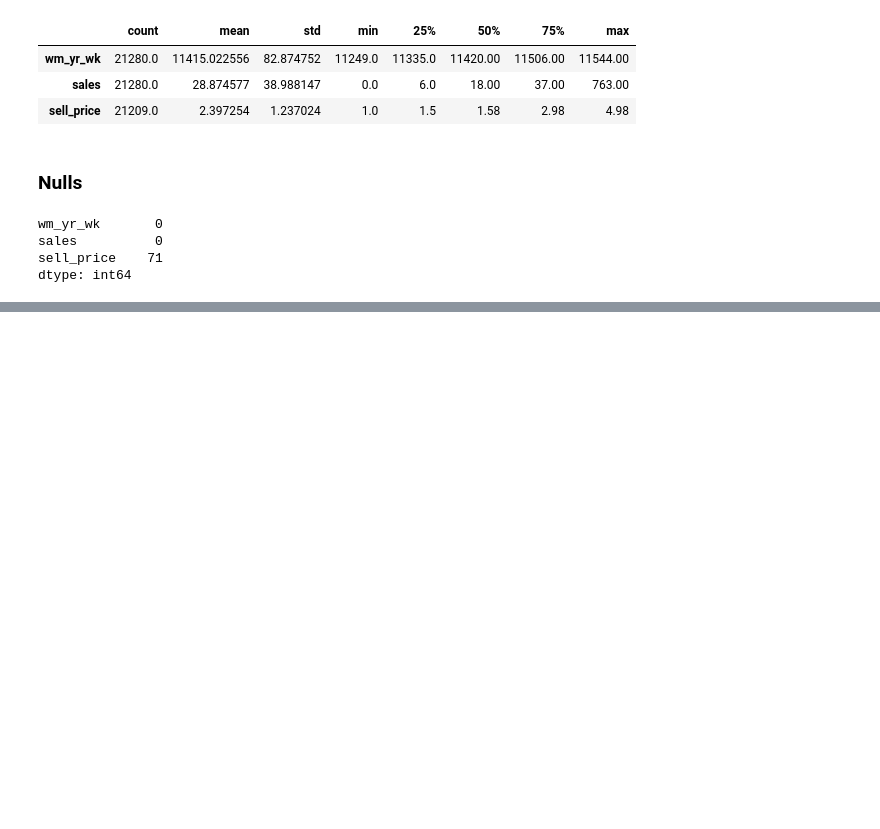
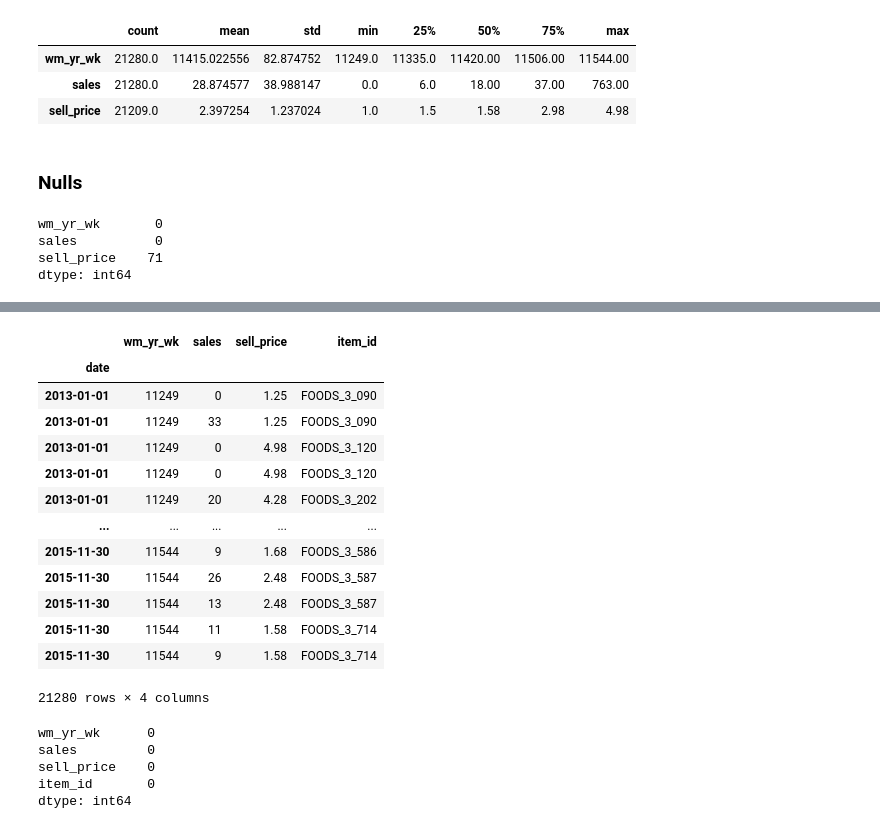
Before and after one commit to luis-cj/data-science-forecasting-food-retailer, a Jupyter notebook: notebooks/02_DataCleaning.ipynb, the cells around one changed output, grey strips where cells are left out. Saved outputs shown, nothing was run; the diff lists cells and outputs as text; code cells hidden in the pictures; blank space fills up the shorter version.

```diff
--- a/notebooks/02_DataCleaning.ipynb
+++ b/notebooks/02_DataCleaning.ipynb
@@ -297,0 +368,26 @@ dtype: int64
+# %%
+num = num.groupby(["item_id"]).apply(fill_mode)
+num
+# %% [output]
+|  | wm_yr_wk | sales | sell_price | item_id |
+| date |  |  |  |  |
+| 2013-01-01 | 11249 | 0 | 1.25 | FOODS_3_090 |
+| 2013-01-01 | 11249 | 33 | 1.25 | FOODS_3_090 |
+| 2013-01-01 | 11249 | 0 | 4.98 | FOODS_3_120 |
+| 2013-01-01 | 11249 | 0 | 4.98 | FOODS_3_120 |
+| 2013-01-01 | 11249 | 20 | 4.28 | FOODS_3_202 |
+| ... | ... | ... | ... | ... |
+| 2015-11-30 | 11544 | 9 | 1.68 | FOODS_3_586 |
+| 2015-11-30 | 11544 | 26 | 2.48 | FOODS_3_587 |
+| 2015-11-30 | 11544 | 13 | 2.48 | FOODS_3_587 |
+| 2015-11-30 | 11544 | 11 | 1.58 | FOODS_3_714 |
+| 2015-11-30 | 11544 | 9 | 1.58 | FOODS_3_714 |
+21280 rows × 4 columns
+# %%
+num.isna().sum()
+# %% [output]
+wm_yr_wk      0
+sales         0
+sell_price    0
+item_id       0
+dtype: int64
```
Also changed, not shown: parts of 19 cells of this notebook.
